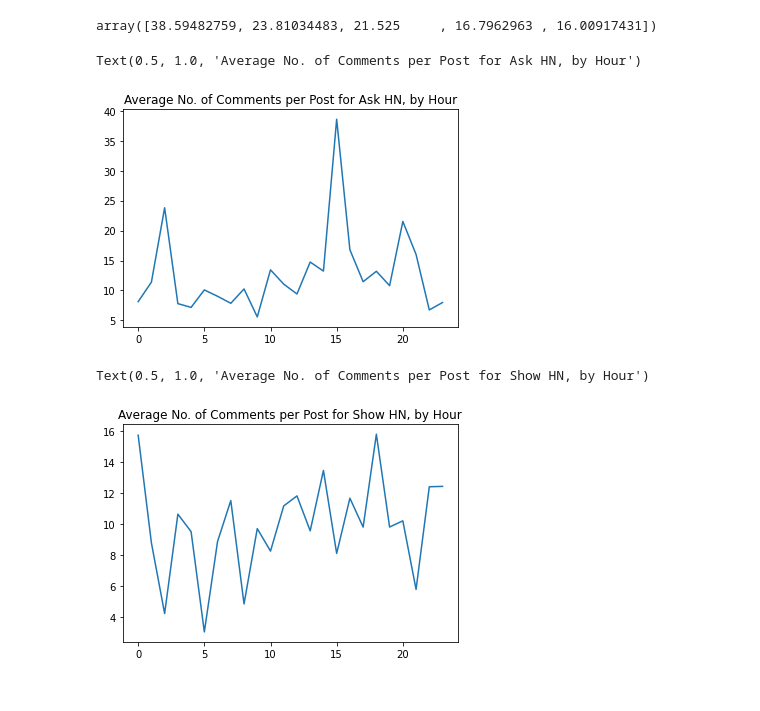
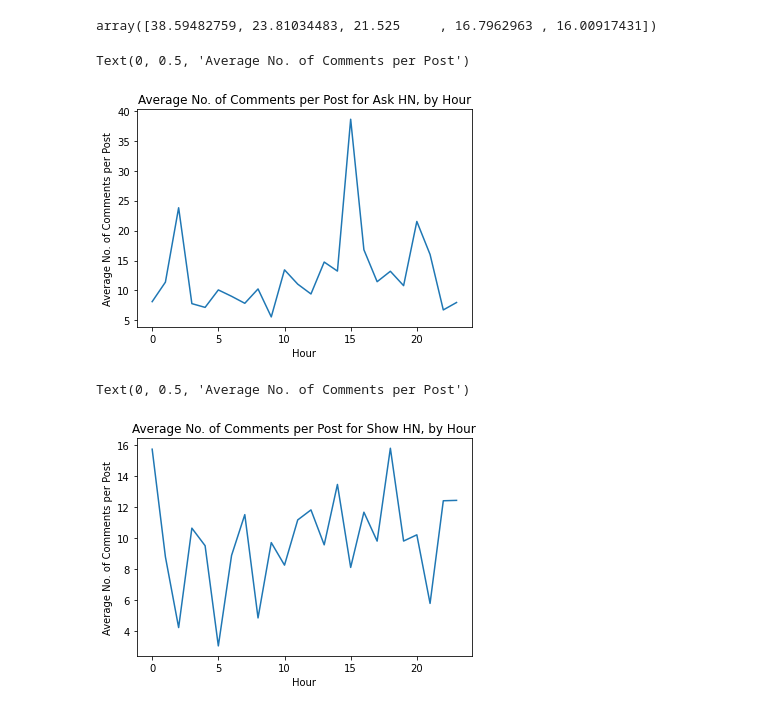
Before and after one commit to nikomccarty/miscellaneous-jupyter, a Jupyter notebook: hacker_news_analysis/hacker_news_exploratory.ipynb, the cells around one changed output. Cells and saved outputs as stored; diff of their text form; code cells hidden in the pictures.

Commit message:
Final push, with labeled plots

```diff
--- a/hacker_news_analysis/hacker_news_exploratory.ipynb
+++ b/hacker_news_analysis/hacker_news_exploratory.ipynb
@@ -376,11 +377,15 @@ ask_array[:5, 0]
 array([38.59482759, 23.81034483, 21.525     , 16.7962963 , 16.00917431])
 # %%
 sns.lineplot(data=ask_array, x=ask_array[:,1], y=ask_array[:,0]).set_title("Average No. of Comments per Post for Ask HN, by Hour")
+plt.xlabel("Hour")
+plt.ylabel("Average No. of Comments per Post")
 # %% [output]
-Text(0.5, 1.0, 'Average No. of Comments per Post for Ask HN, by Hour')
+Text(0, 0.5, 'Average No. of Comments per Post')
-[figure, old version]
+[figure, new version]
 # %%
 sns.lineplot(data=show_array, x=show_array[:,1], y=show_array[:,0]).set_title("Average No. of Comments per Post for Show HN, by Hour")
+plt.xlabel("Hour")
+plt.ylabel("Average No. of Comments per Post")
 # %% [output]
-Text(0.5, 1.0, 'Average No. of Comments per Post for Show HN, by Hour')
+Text(0, 0.5, 'Average No. of Comments per Post')
-[figure, old version]
+[figure, new version]
```
Also changed, not shown: parts of 1 cell of this notebook.
